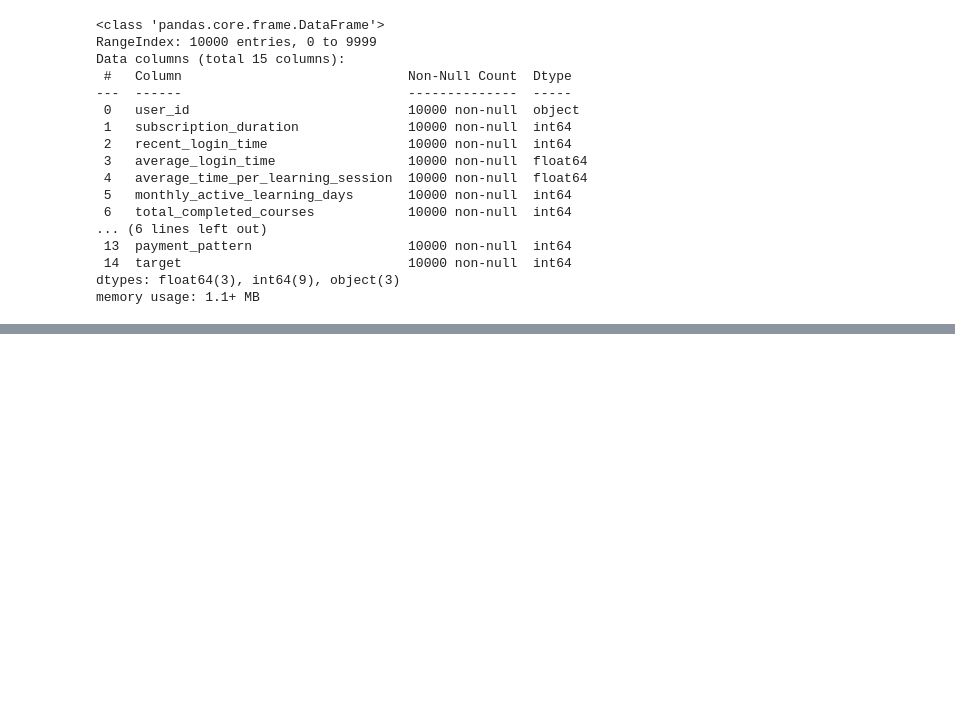
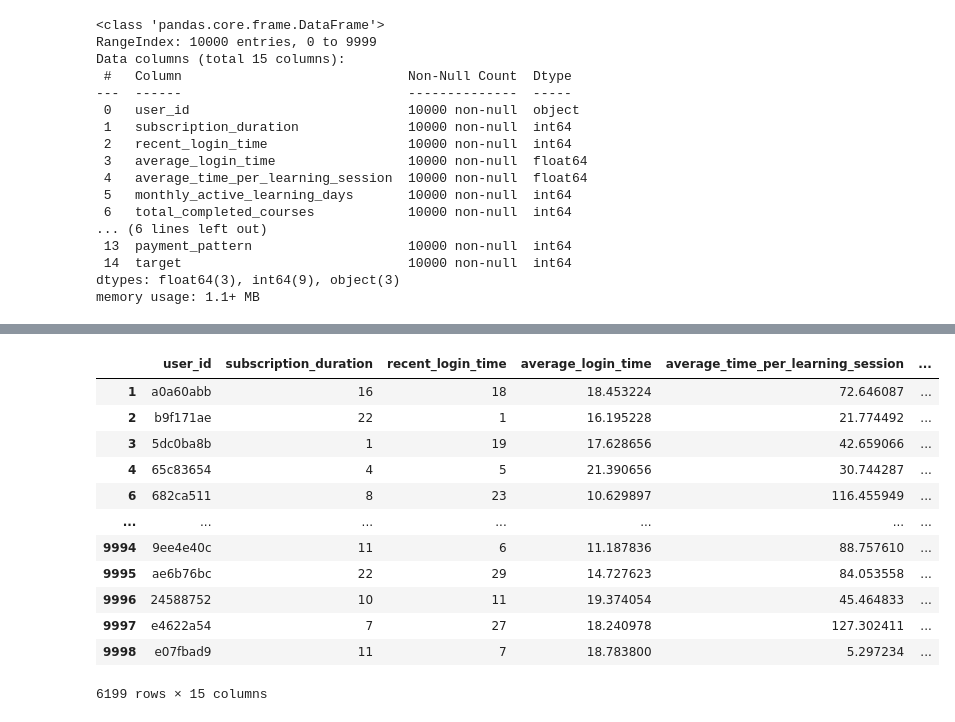
Before and after one commit to mongmongmang/WASSUP2, a Jupyter notebook: 05_Data_Analysis/DA_Mini_Project.ipynb, the cells around one changed output, grey strips where cells are left out. Cells and saved outputs as stored; diff of their text form; code cells hidden in the pictures; blank space fills up the shorter version.

```diff
--- a/05_Data_Analysis/DA_Mini_Project.ipynb
+++ b/05_Data_Analysis/DA_Mini_Project.ipynb
@@ -112,0 +252,3 @@ df.rename(columns={'user_id':'사용자', 'subscription_duration': '', 'recent_l
+# %%
+def select_rows(df):
+    return df.target > 0
@@ -112,0 +270,17 @@ df.rename(columns={'user_id':'사용자', 'subscription_duration': '', 'recent_l
+# %%
+df_target1=df.loc[select_rows(df)]
+df_target1
+# %% [output]
+|  | user_id | subscription_duration | recent_login_time | average_login_time | average_time_per_learning_session | ... |
+| 1 | a0a60abb | 16 | 18 | 18.453224 | 72.646087 | ... |
+| 2 | b9f171ae | 22 | 1 | 16.195228 | 21.774492 | ... |
+| 3 | 5dc0ba8b | 1 | 19 | 17.628656 | 42.659066 | ... |
+| 4 | 65c83654 | 4 | 5 | 21.390656 | 30.744287 | ... |
+| 6 | 682ca511 | 8 | 23 | 10.629897 | 116.455949 | ... |
+| ... | ... | ... | ... | ... | ... | ... |
+| 9994 | 9ee4e40c | 11 | 6 | 11.187836 | 88.757610 | ... |
+| 9995 | ae6b76bc | 22 | 29 | 14.727623 | 84.053558 | ... |
+| 9996 | 24588752 | 10 | 11 | 19.374054 | 45.464833 | ... |
+| 9997 | e4622a54 | 7 | 27 | 18.240978 | 127.302411 | ... |
+| 9998 | e07fbad9 | 11 | 7 | 18.783800 | 5.297234 | ... |
+6199 rows × 15 columns
```
Also changed, not shown: parts of 21 cells of this notebook, 4 other files.
